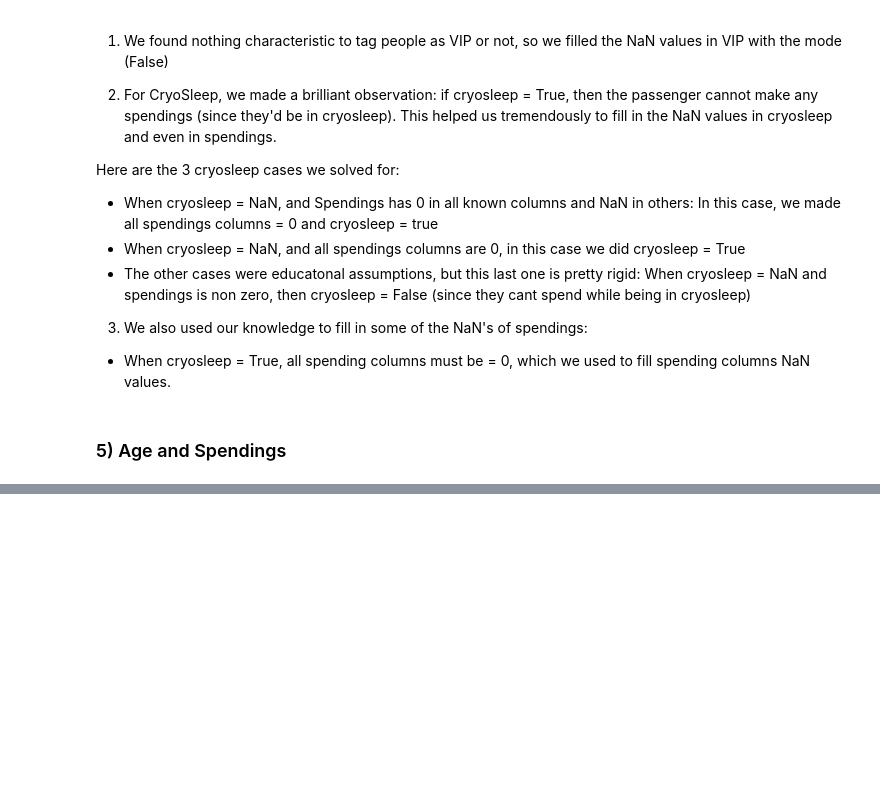
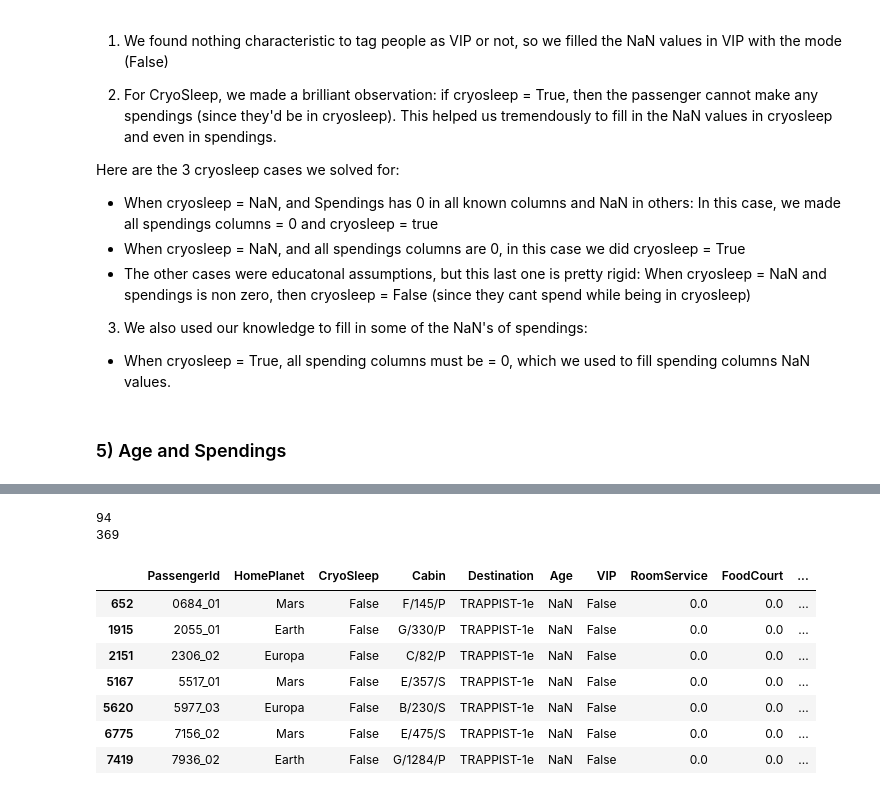
Before and after one commit to bestboybest/OlympusTech3.0--AstroGoodBoy, a Jupyter notebook: Task2/AstroGoodBoy_notebook_cleaning.ipynb, the cells around one changed output, grey strips where cells are left out. Cells and saved outputs as stored; diff of their text form; code cells hidden in the pictures; blank space fills up the shorter version.

```diff
--- a/Task2/AstroGoodBoy_notebook_cleaning.ipynb
+++ b/Task2/AstroGoodBoy_notebook_cleaning.ipynb
@@ -916,0 +967,23 @@ Here are the 3 cryosleep cases we solved for:
+# %%
+#This is the only interesting pattern seen, which we will take into account
+
+print(len(cleanData[(cleanData['Age'] > 12) & (spendings == 0) & (cleanData['CryoSleep'] == False)]))
+print(len(cleanData[(cleanData['Age'] < 13) & (spendings == 0) & (cleanData['CryoSleep'] == False)]))
+
+#It is very likely that if spendings = 0, and cryosleep = False, then the age of person is < 13
+# %% [output]
+94
+369
+# %%
+#Let's try to find such cases
+
+cleanData[((spendings == 0) & (cleanData['CryoSleep'] == False) & (cleanData['Age'].isna() == True))]
+# %% [output]
+|  | PassengerId | HomePlanet | CryoSleep | Cabin | Destination | Age | VIP | RoomService | FoodCourt | ... |
+| 652 | 0684_01 | Mars | False | F/145/P | TRAPPIST-1e | NaN | False | 0.0 | 0.0 | ... |
+| 1915 | 2055_01 | Earth | False | G/330/P | TRAPPIST-1e | NaN | False | 0.0 | 0.0 | ... |
+| 2151 | 2306_02 | Europa | False | C/82/P | TRAPPIST-1e | NaN | False | 0.0 | 0.0 | ... |
+| 5167 | 5517_01 | Mars | False | E/357/S | TRAPPIST-1e | NaN | False | 0.0 | 0.0 | ... |
+| 5620 | 5977_03 | Europa | False | B/230/S | TRAPPIST-1e | NaN | False | 0.0 | 0.0 | ... |
+| 6775 | 7156_02 | Mars | False | E/475/S | TRAPPIST-1e | NaN | False | 0.0 | 0.0 | ... |
+| 7419 | 7936_02 | Earth | False | G/1284/P | TRAPPIST-1e | NaN | False | 0.0 | 0.0 | ... |
```
Also changed, not shown: parts of 6 cells of this notebook.
